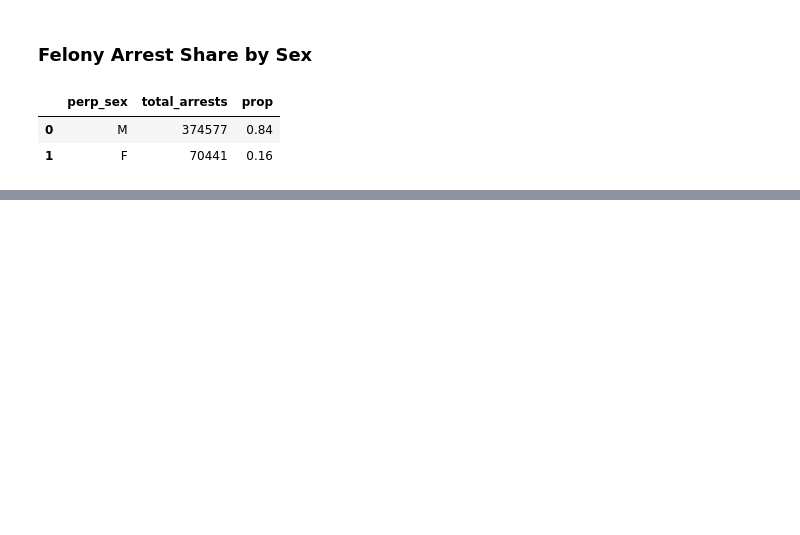
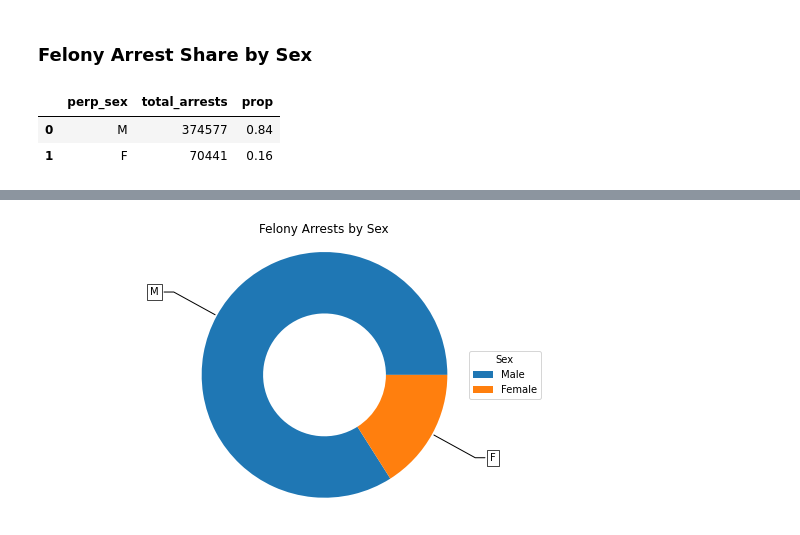
Before and after one commit to AmitSamra/NYC_Crime, a Jupyter notebook: nyc_crime_python.ipynb, the cells around one changed output, grey strips where cells are left out. Drawn from its saved outputs; the diff is of its cells as text; code cells hidden in the pictures; blank space fills up the shorter version.

```diff
--- a/nyc_crime_python.ipynb
+++ b/nyc_crime_python.ipynb
@@ -916,0 +917,30 @@ plt.show()
+# %%
+fig,ax = plt.subplots(figsize=(10, 5))
+
+wedges, texts = ax.pie(df_sex_fel.prop, wedgeprops=dict(width=0.5), startangle=0)
+
+#ax.pie(df_sex_fel.prop, autopct='%1.1f%%', colors=['steelblue','pink'])
+ax.legend(
+    #df_sex_fel.perp_sex,
+    title = 'Sex',
+    labels = ['Male', 'Female'],
+    loc = 'center left',
+    bbox_to_anchor = (.75,.5,0,0)
+)
+
+for i, p in enumerate(wedges):
+    ang = (p.theta2 - p.theta1)/2. + p.theta1
+    y = np.sin(np.deg2rad(ang))
+    x = np.cos(np.deg2rad(ang))
+    horizontalalignment = {-1: "right", 1: "left"}[int(np.sign(x))]
+    connectionstyle = "angle,angleA=0,angleB={}".format(ang)
+    kw["arrowprops"].update({"connectionstyle": connectionstyle})
+    ax.annotate(df_sex_fel.perp_sex[i], xy=(x, y), xytext=(1.35*np.sign(x), 1.4*y),
+                horizontalalignment=horizontalalignment, **kw)
+
+ax.set_title('Felony Arrests by Sex')
+ax.axis('equal')
+
+plt.show()
+# %% [output]
+[figure, added]
```
Also changed, not shown: parts of 2 cells of this notebook.
